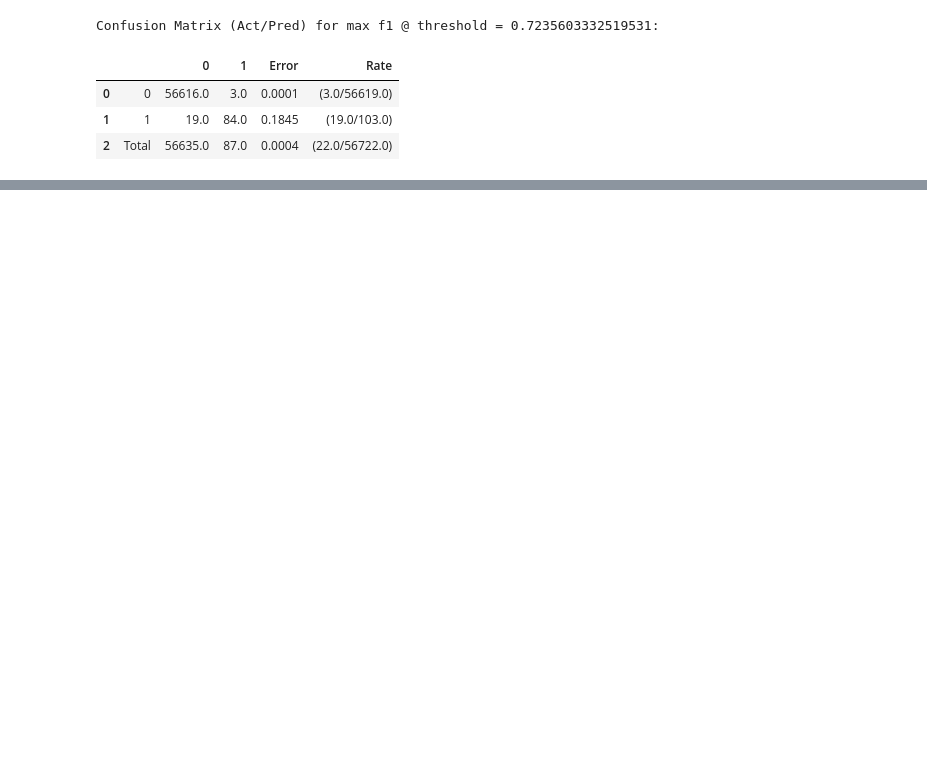
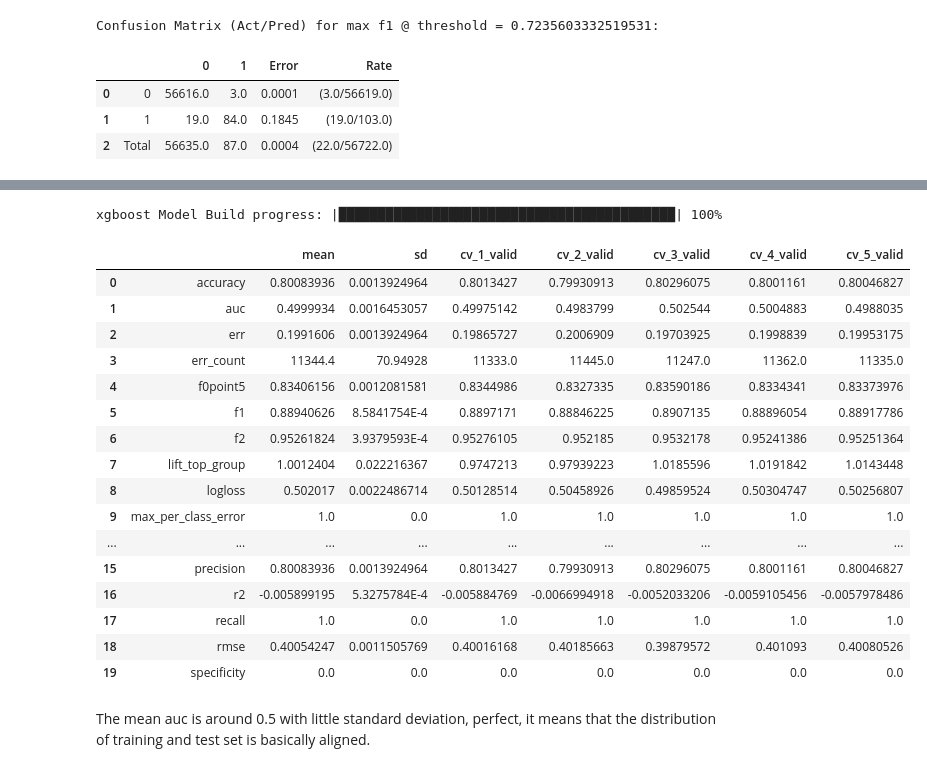
Before and after one commit to Realvincentyuan/Machine_Learning_Lab, a Jupyter notebook: creditcard-fraud-prediction.ipynb, the cells around one changed output, grey strips where cells are left out. Drawn from its saved outputs; the diff is of its cells as text; code cells hidden in the pictures; blank space fills up the shorter version.

Commit message:
Kaggle Notebook | credit_card_fraud_xgboost_prediction | Version 6

```diff
--- a/creditcard-fraud-prediction.ipynb
+++ b/creditcard-fraud-prediction.ipynb
@@ -793,0 +814,58 @@ Confusion Matrix (Act/Pred) for max f1 @ threshold = 0.7235603332519531:
+# %%
+# Make a deep copy of the data
+training_set = h2o.deep_copy(train_frame.rbind(valid_frame), "av_train_set")
+testing_set = h2o.deep_copy(test_frame, "av_test_set")
+
+
+# Drop the target label in the original data
+training_set = training_set.drop("C110", axis=1)
+testing_set = testing_set.drop("C110", axis=1)
+
+
+# Add a adversial validation label, 1 means this is training set, 0 means this is a test set
+training_set["av_label"] = 1
+testing_set["av_label"] = 0
+
+all_set = training_set.rbind(testing_set)
+
+# Make the av_lable as categorical
+all_set["av_label"] = all_set["av_label"].asfactor()
+
+# Make X and y variables for the predictors and response
+X = all_set.columns
+X.remove("av_label")
+y = "av_label"
+# %%
+xgb_av = H2OXGBoostEstimator(booster='dart',
+                                  normalize_type="tree",
+                                  seed=1234,
+                            nfolds = 5)
+
+xgb_av.train(x=X,
+            y=y,
+            training_frame=all_set)
+# %% [output]
+xgboost Model Build progress: |███████████████████████████████████████████| 100%
+# %%
+xgb_av_summary = xgb_av.cross_validation_metrics_summary().as_data_frame()
+xgb_av_summary
+# %% [output]
+|  |  | mean | sd | cv_1_valid | cv_2_valid | cv_3_valid | cv_4_valid | cv_5_valid |
+| 0 | accuracy | 0.80083936 | 0.0013924964 | 0.8013427 | 0.79930913 | 0.80296075 | 0.8001161 | 0.80046827 |
+| 1 | auc | 0.4999934 | 0.0016453057 | 0.49975142 | 0.4983799 | 0.502544 | 0.5004883 | 0.4988035 |
+| 2 | err | 0.1991606 | 0.0013924964 | 0.19865727 | 0.2006909 | 0.19703925 | 0.1998839 | 0.19953175 |
+| 3 | err_count | 11344.4 | 70.94928 | 11333.0 | 11445.0 | 11247.0 | 11362.0 | 11335.0 |
+| 4 | f0point5 | 0.83406156 | 0.0012081581 | 0.8344986 | 0.8327335 | 0.83590186 | 0.8334341 | 0.83373976 |
+| 5 | f1 | 0.88940626 | 8.5841754E-4 | 0.8897171 | 0.88846225 | 0.8907135 | 0.88896054 | 0.88917786 |
+| 6 | f2 | 0.95261824 | 3.9379593E-4 | 0.95276105 | 0.952185 | 0.9532178 | 0.95241386 | 0.95251364 |
+| 7 | lift_top_group | 1.0012404 | 0.022216367 | 0.9747213 | 0.97939223 | 1.0185596 | 1.0191842 | 1.0143448 |
+| 8 | logloss | 0.502017 | 0.0022486714 | 0.50128514 | 0.50458926 | 0.49859524 | 0.50304747 | 0.50256807 |
+| 9 | max_per_class_error | 1.0 | 0.0 | 1.0 | 1.0 | 1.0 | 1.0 | 1.0 |
+| ... | ... | ... | ... | ... | ... | ... | ... | ... |
+| 15 | precision | 0.80083936 | 0.0013924964 | 0.8013427 | 0.79930913 | 0.80296075 | 0.8001161 | 0.80046827 |
+| 16 | r2 | -0.005899195 | 5.3275784E-4 | -0.005884769 | -0.0066994918 | -0.0052033206 | -0.0059105456 | -0.0057978486 |
+| 17 | recall | 1.0 | 0.0 | 1.0 | 1.0 | 1.0 | 1.0 | 1.0 |
+| 18 | rmse | 0.40054247 | 0.0011505769 | 0.40016168 | 0.40185663 | 0.39879572 | 0.401093 | 0.40080526 |
+| 19 | specificity | 0.0 | 0.0 | 0.0 | 0.0 | 0.0 | 0.0 | 0.0 |
+# %% [markdown]
+The mean auc is around 0.5 with little standard deviation, perfect, it means that the distribution of training and test set is basically aligned.
```
Also changed, not shown: parts of 4 cells of this notebook.
